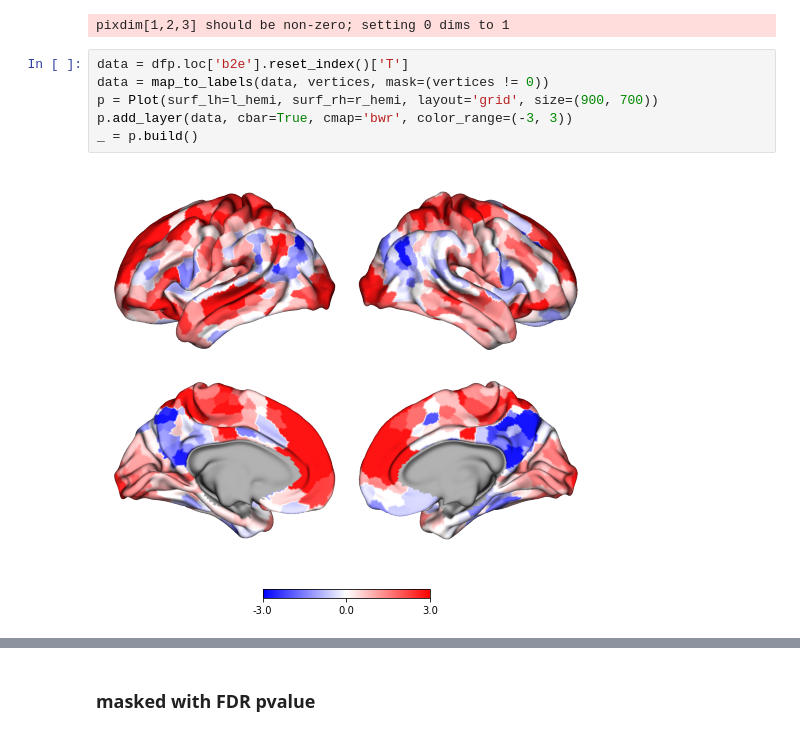
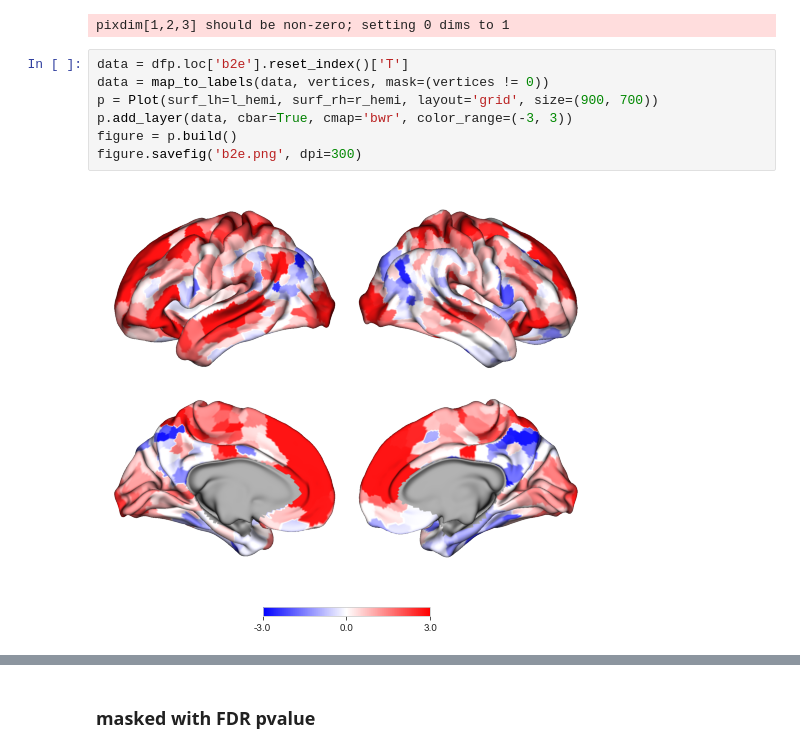
Before and after one commit to qniksefat/gradient-notebooks, a Jupyter notebook: large-manifold-nbs/3-stats.ipynb, the cells around one changed output, grey strips where cells are left out. Cells and saved outputs as stored; diff of their text form.

```diff
--- a/large-manifold-nbs/3-stats.ipynb
+++ b/large-manifold-nbs/3-stats.ipynb
@@ -89,11 +80,12 @@ pixdim[1,2,3] should be non-zero; setting 0 dims to 1
 # %%
 data = dfp.loc['b2e'].reset_index()['T']
 data = map_to_labels(data, vertices, mask=(vertices != 0))
 p = Plot(surf_lh=l_hemi, surf_rh=r_hemi, layout='grid', size=(900, 700))
 p.add_layer(data, cbar=True, cmap='bwr', color_range=(-3, 3))
-_ = p.build()
+figure = p.build()
+figure.savefig('b2e.png', dpi=300)
 # %% [output]
-[figure, old version]
+[figure, new version]
 # %%
 data = dfp.loc['e2l'].reset_index()['T']
 data = map_to_labels(data, vertices, mask=(vertices != 0))
```
Also changed, not shown: parts of 54 cells of this notebook, 1 other file.
